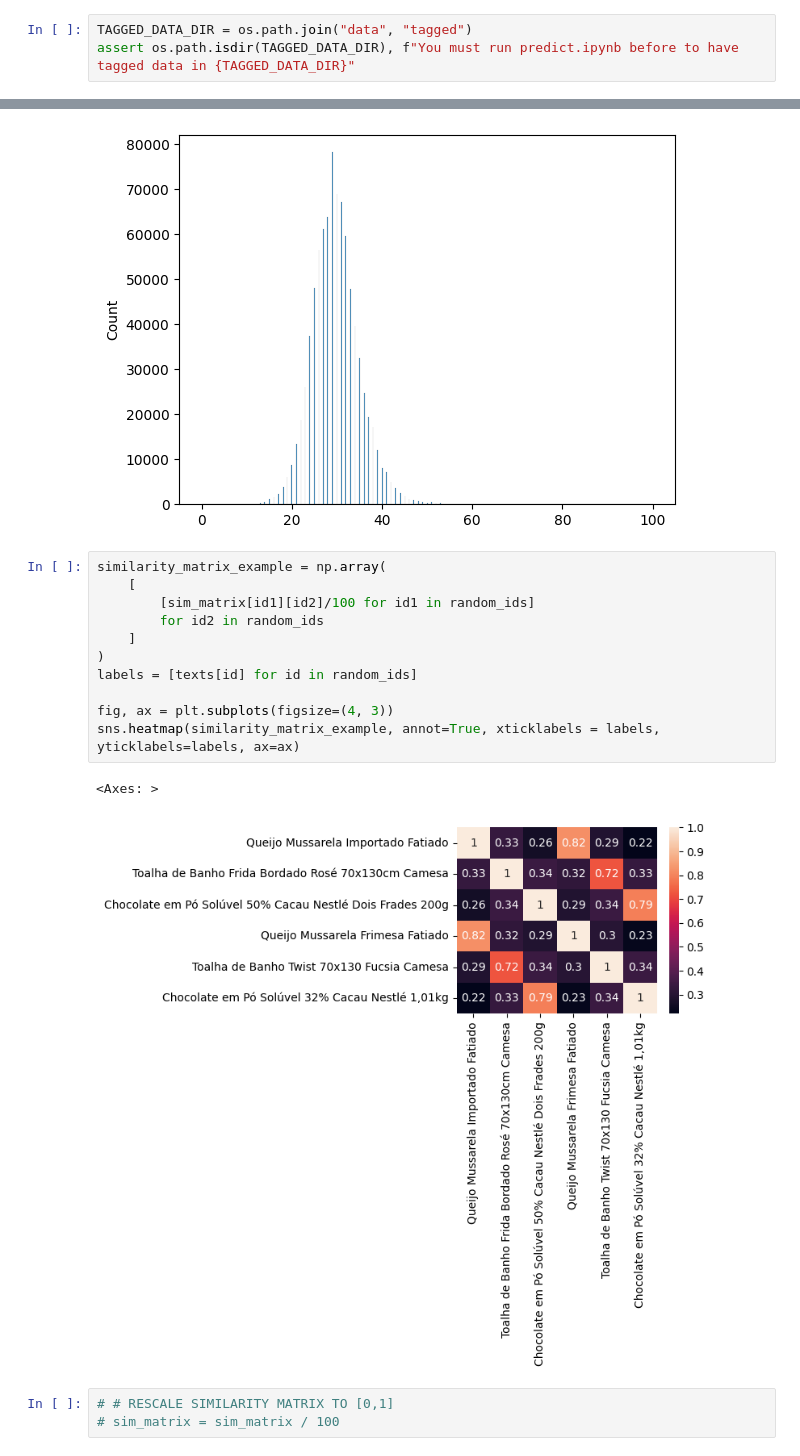
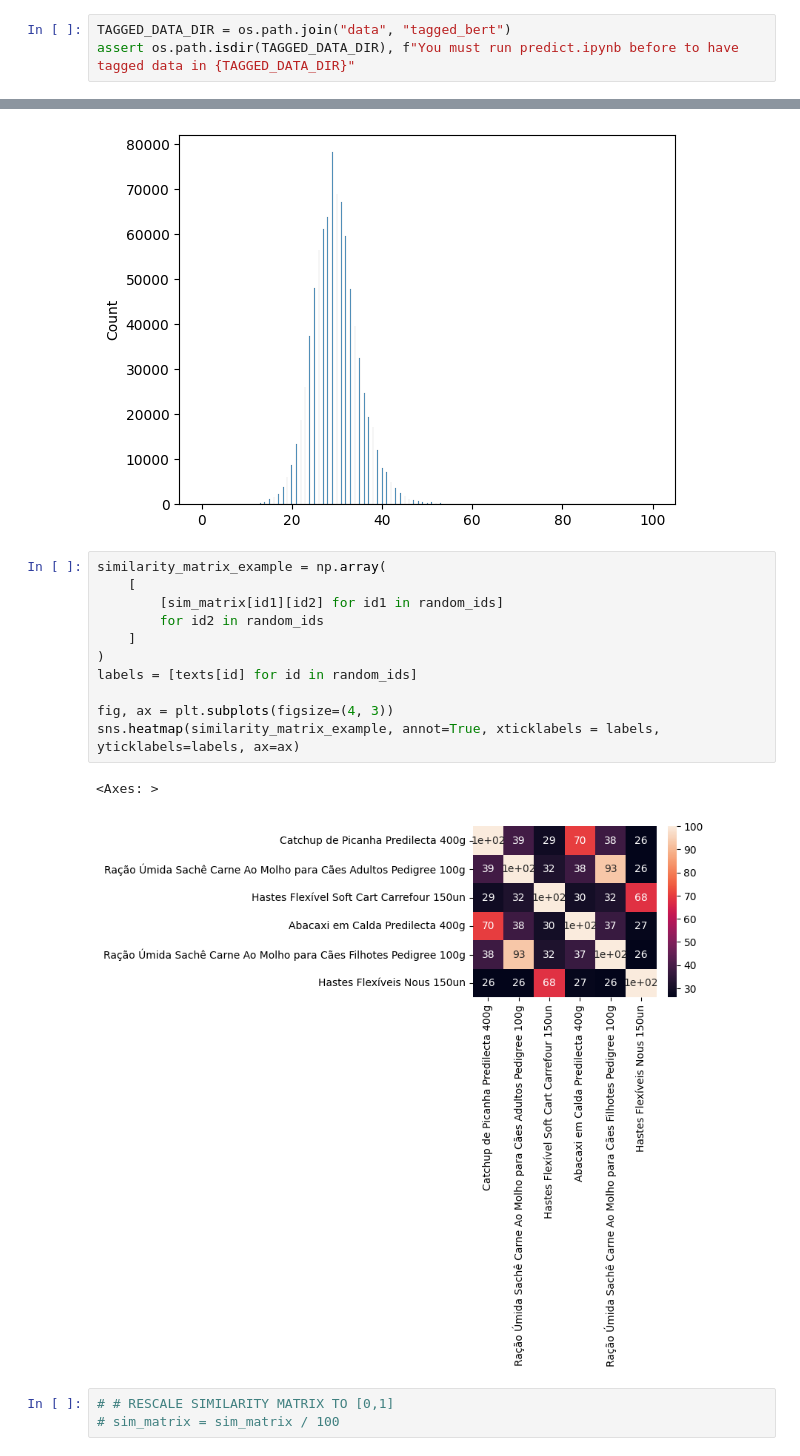
Before and after one commit to SteliosKarvanis/ShopSmart, a Jupyter notebook: product_clustering.ipynb, the cells around one changed output, grey strips where cells are left out. Cells and saved outputs as stored; diff of their text form.

Commit message:
update notebooks for BERT, test refined sim matrix

```diff
--- a/product_clustering.ipynb
+++ b/product_clustering.ipynb
@@ -22,7 +23,7 @@ We want to:
 import os
 import json
 # %%
-TAGGED_DATA_DIR = os.path.join("data", "tagged")
+TAGGED_DATA_DIR = os.path.join("data", "tagged_bert")
 assert os.path.isdir(TAGGED_DATA_DIR), f"You must run predict.ipynb before to have tagged data in {TAGGED_DATA_DIR}"
 # %%
 data = {}  # map ID[int] : tagged product instance[dict]
@@ -166,17 +184,17 @@ sns.histplot(x = sim_matrix[:20].flatten())
 # %%
 similarity_matrix_example = np.array(
     [
-        [sim_matrix[id1][id2]/100 for id1 in random_ids]
+        [sim_matrix[id1][id2] for id1 in random_ids]
         for id2 in random_ids
     ]
 )
 labels = [texts[id] for id in random_ids]
 
 fig, ax = plt.subplots(figsize=(4, 3))
 sns.heatmap(similarity_matrix_example, annot=True, xticklabels = labels, yticklabels=labels, ax=ax)
 # %% [output]
 <Axes: >
-[figure, old version]
+[figure, new version]
 # %%
 # # RESCALE SIMILARITY MATRIX TO [0,1]
 # sim_matrix = sim_matrix / 100
```
Also changed, not shown: parts of 41 cells of this notebook, 2 other files.
